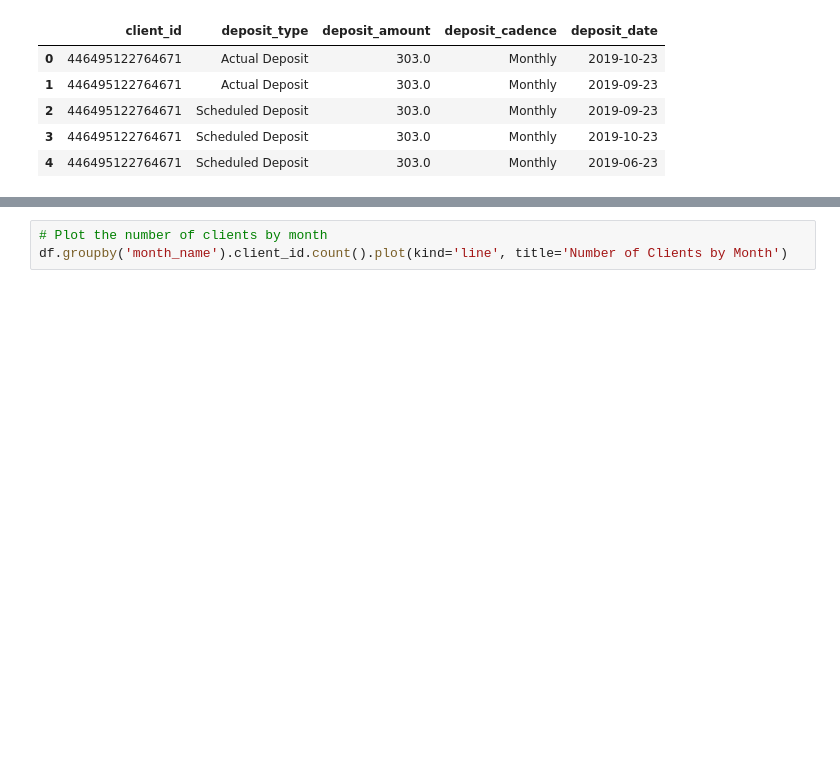
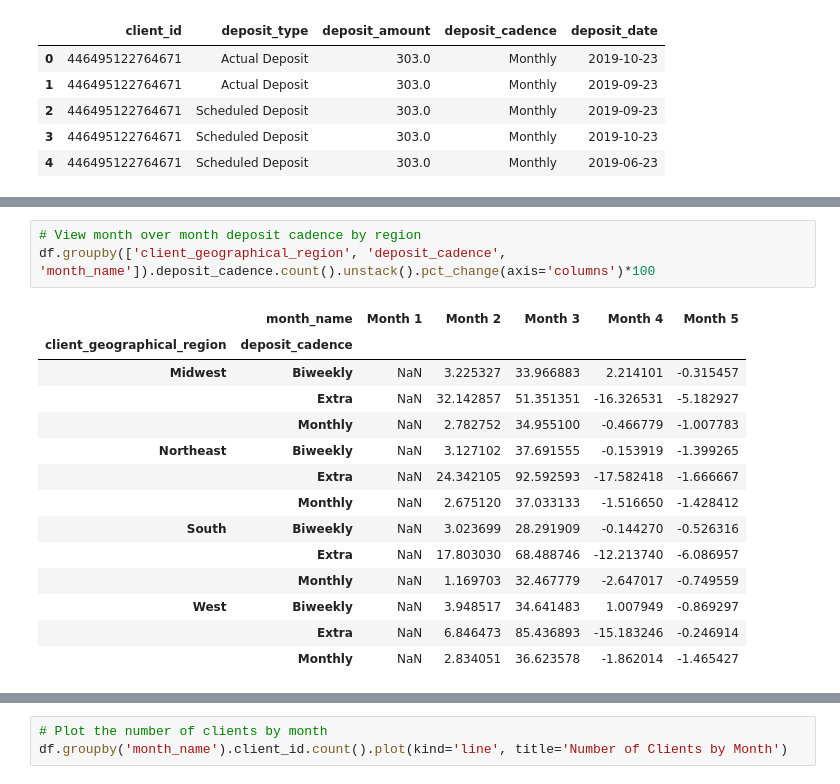
Before and after one commit to AvatarJoshi/marketing_campaign_analysis, a Jupyter notebook: marketing_analysis.ipynb, the cells around one changed output, grey strips where cells are left out. Cells and saved outputs as stored; diff of their text form; blank space fills up the shorter version.

```diff
--- a/marketing_analysis.ipynb
+++ b/marketing_analysis.ipynb
@@ -78,0 +252,18 @@ dtype: bool
+# %%
+# View month over month deposit cadence by region
+df.groupby(['client_geographical_region', 'deposit_cadence', 'month_name']).deposit_cadence.count().unstack().pct_change(axis='columns')*100
+# %% [output]
+|  | month_name | Month 1 | Month 2 | Month 3 | Month 4 | Month 5 |
+| client_geographical_region | deposit_cadence |  |  |  |  |  |
+| Midwest | Biweekly | NaN | 3.225327 | 33.966883 | 2.214101 | -0.315457 |
+|  | Extra | NaN | 32.142857 | 51.351351 | -16.326531 | -5.182927 |
+|  | Monthly | NaN | 2.782752 | 34.955100 | -0.466779 | -1.007783 |
+| Northeast | Biweekly | NaN | 3.127102 | 37.691555 | -0.153919 | -1.399265 |
+|  | Extra | NaN | 24.342105 | 92.592593 | -17.582418 | -1.666667 |
+|  | Monthly | NaN | 2.675120 | 37.033133 | -1.516650 | -1.428412 |
+| South | Biweekly | NaN | 3.023699 | 28.291909 | -0.144270 | -0.526316 |
+|  | Extra | NaN | 17.803030 | 68.488746 | -12.213740 | -6.086957 |
+|  | Monthly | NaN | 1.169703 | 32.467779 | -2.647017 | -0.749559 |
+| West | Biweekly | NaN | 3.948517 | 34.641483 | 1.007949 | -0.869297 |
+|  | Extra | NaN | 6.846473 | 85.436893 | -15.183246 | -0.246914 |
+|  | Monthly | NaN | 2.834051 | 36.623578 | -1.862014 | -1.465427 |
```
Also changed, not shown: parts of 19 cells of this notebook.
